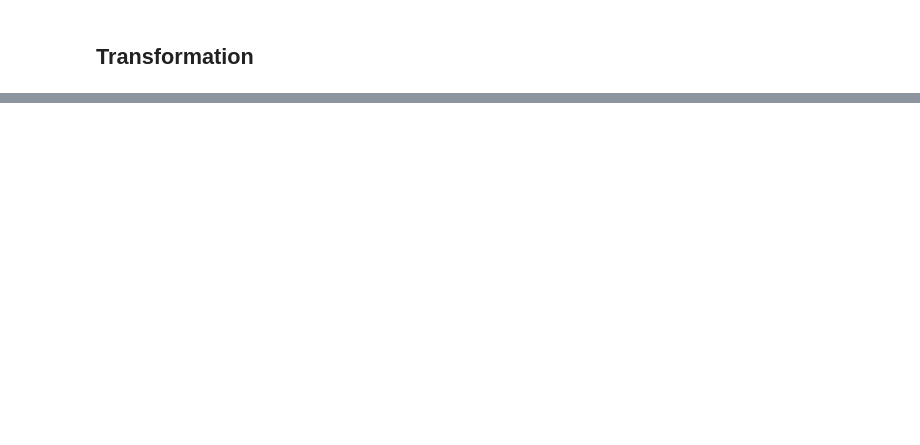
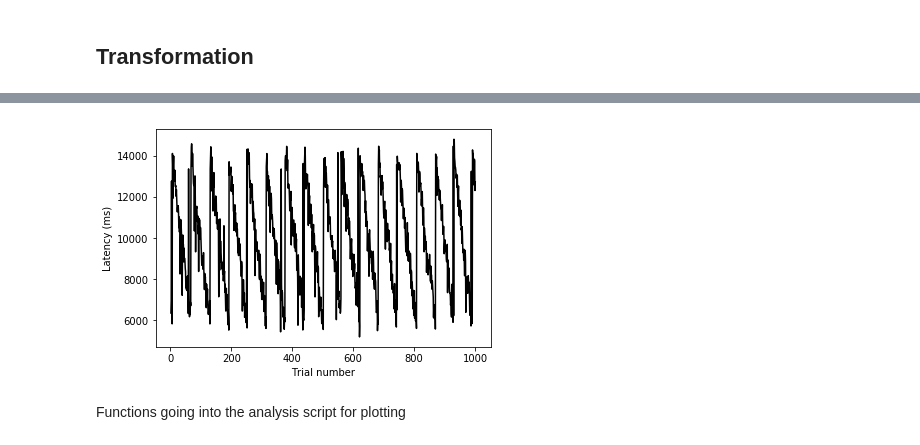
Before and after one commit to mohammadbashiri/vrlatency, a Jupyter notebook: notebooks/exploratory/Tracking.ipynb, the cells around one changed output, grey strips where cells are left out. Cells and saved outputs as stored; diff of their text form; code cells hidden in the pictures; blank space fills up the shorter version.

```diff
--- a/notebooks/exploratory/Tracking.ipynb
+++ b/notebooks/exploratory/Tracking.ipynb
@@ -55,0 +44,17 @@ plt.plot(df.Trial.unique(), latencies)
+# %%
+# time to millisecond
+dfd['Time'] *= 1000
+dfd['Sample'] = dfd.groupby('Trial').cumcount()
+dfd['RigidBody_Position_norm'] = dfd['RigidBody_Position'] - dfd.RigidBody_Position.mean()
+
+dfd['LED_State'] = dfd['RigidBody_Position_norm'].max()
+dfd.loc[dfd['LED_Position'] == 'R', 'LED_State'] = dfd['RigidBody_Position_norm'].min()
+
+dfd['Session'] = filename.split('.')[0]
+dfd['Session'] = pd.Categorical(dfd['Session'])
+dfd = dfd.reindex(['Session', 'Trial', 'Sample', 'Time', 'RigidBody_Position', 'RigidBody_Position_norm', 'LED_Position', 'LED_State'], axis=1)
+
+dfl = vrl.get_tracking_latencies(dfd).to_frame().reset_index()
+df = pd.merge(dfd, dfl, on='Trial')
+
+df.head()
@@ -56 +79,8 @@ plt.plot(df.Trial.unique(), latencies)
+# %%
+fig, ax = plt.subplots()
+
+ax.plot(df.Trial, df.TrackingLatency.values, color='k')
+ax.set(xlabel='Trial number', ylabel='Latency (ms)');
+# %% [output]
+[figure, added]
 # %%
@@ -57,0 +88,2 @@ plt.hist(latencies, bins=60);
+# %% [markdown]
+Functions going into the analysis script for plotting
```
Also changed, not shown: parts of 15 cells of this notebook, 1 other file.
